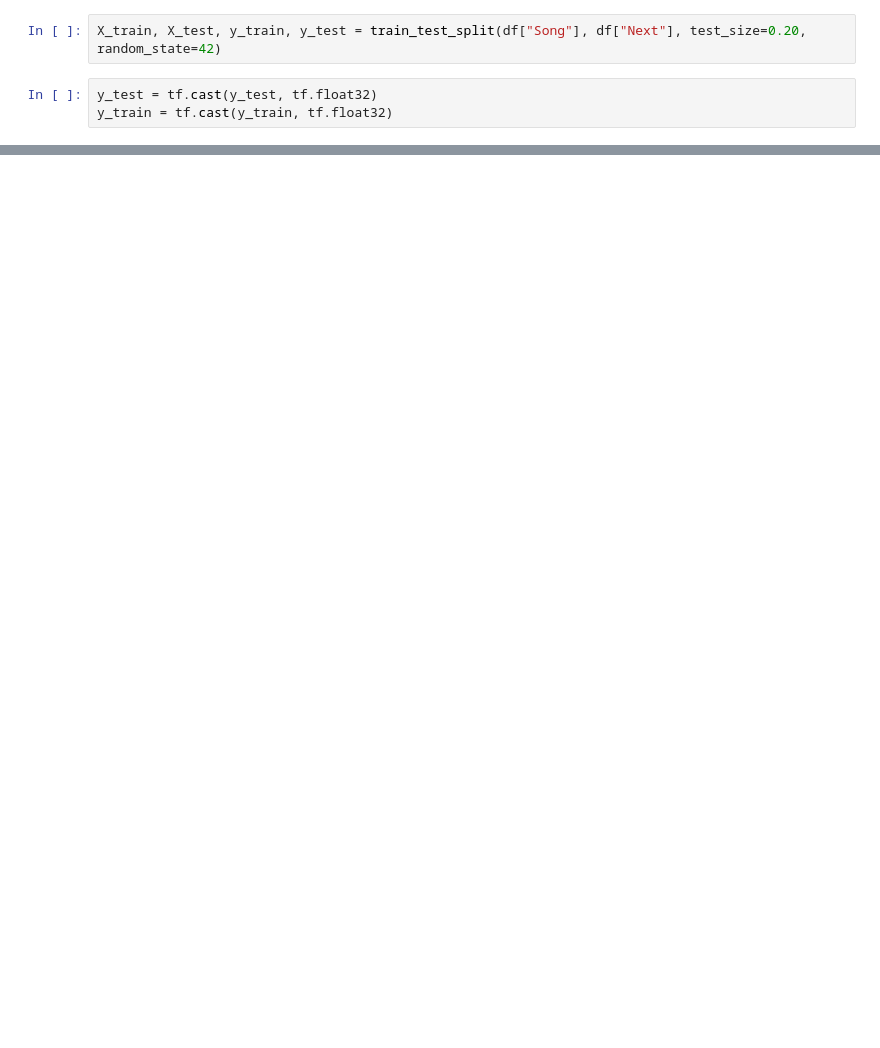
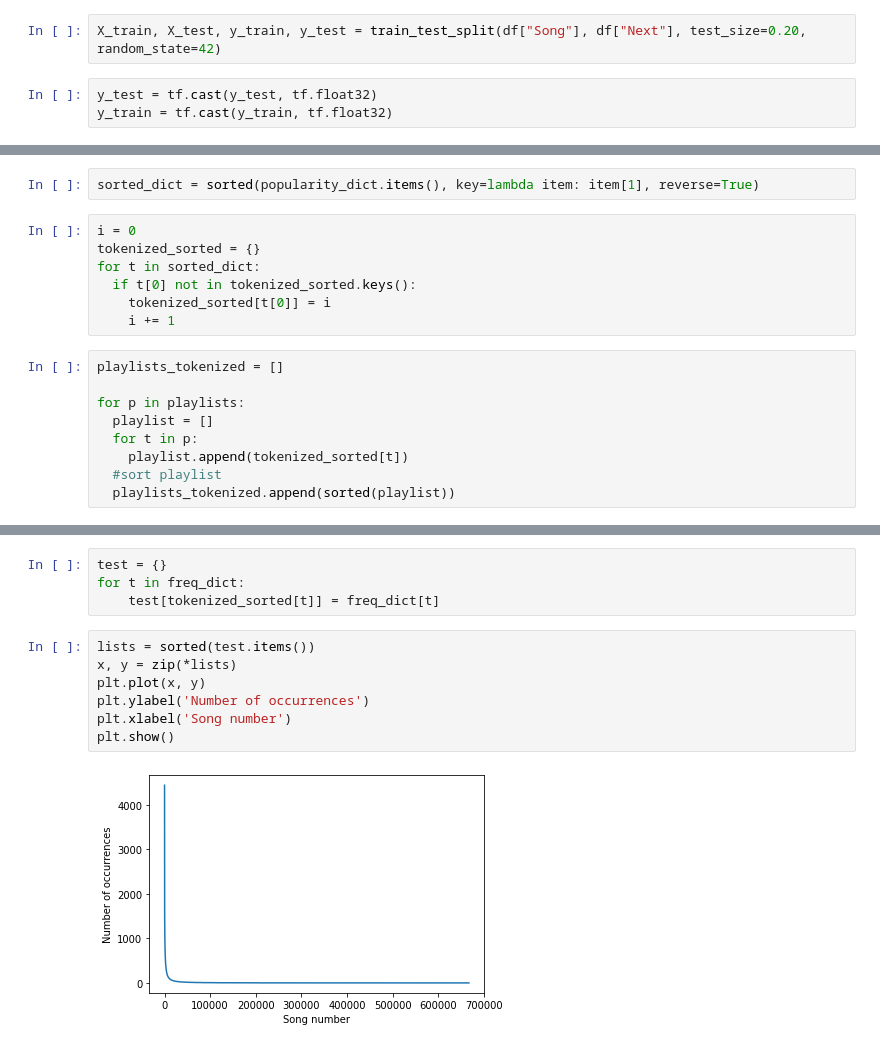
Before and after one commit to egvhoena/uncertainty-in-recs, a Jupyter notebook: spotify.ipynb, the cells around one changed output, grey strips where cells are left out. Saved outputs shown, nothing was run; the diff lists cells and outputs as text; blank space fills up the shorter version.

```diff
--- a/spotify.ipynb
+++ b/spotify.ipynb
@@ -161,0 +162,18 @@ plt.show()
+# %%
+sorted_dict = sorted(popularity_dict.items(), key=lambda item: item[1], reverse=True)
+# %%
+i = 0
+tokenized_sorted = {}
+for t in sorted_dict:
+  if t[0] not in tokenized_sorted.keys():
+    tokenized_sorted[t[0]] = i
+    i += 1
+# %%
+playlists_tokenized = []
+
+for p in playlists:
+  playlist = []
+  for t in p:
+    playlist.append(tokenized_sorted[t])
+  #sort playlist
+  playlists_tokenized.append(sorted(playlist))
@@ -161,0 +191,13 @@ plt.show()
+# %%
+test = {}
+for t in freq_dict:
+    test[tokenized_sorted[t]] = freq_dict[t]
+# %%
+lists = sorted(test.items())
+x, y = zip(*lists)
+plt.plot(x, y)
+plt.ylabel('Number of occurrences')
+plt.xlabel('Song number')
+plt.show()
+# %% [output]
+[figure, added]
```
Also changed, not shown: parts of 43 cells of this notebook.
